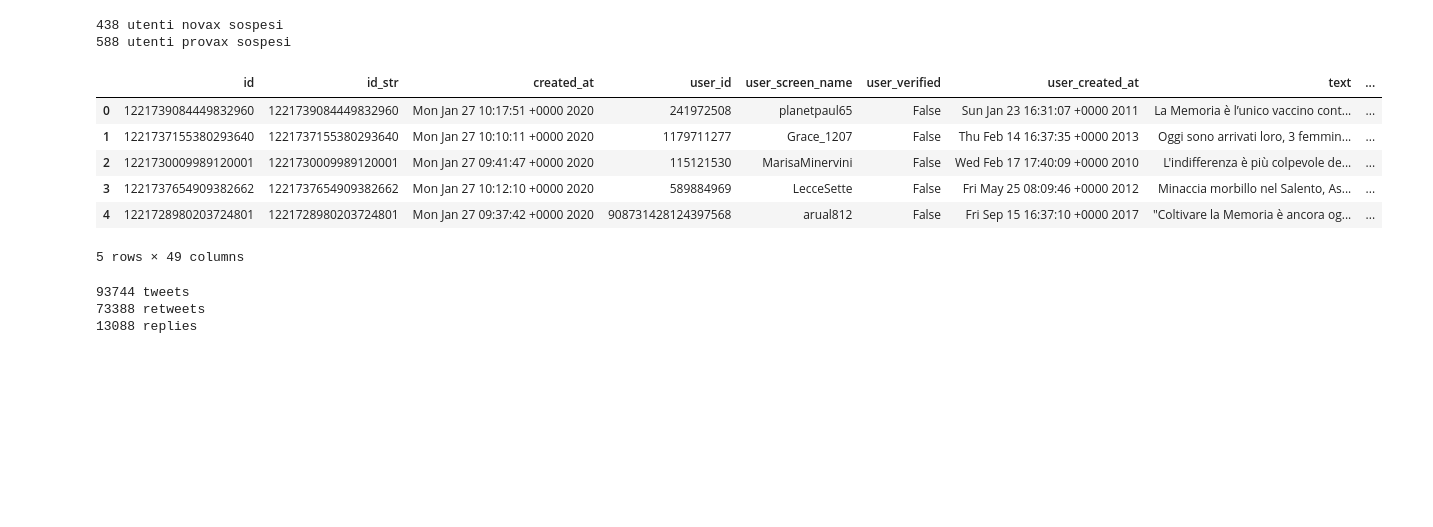
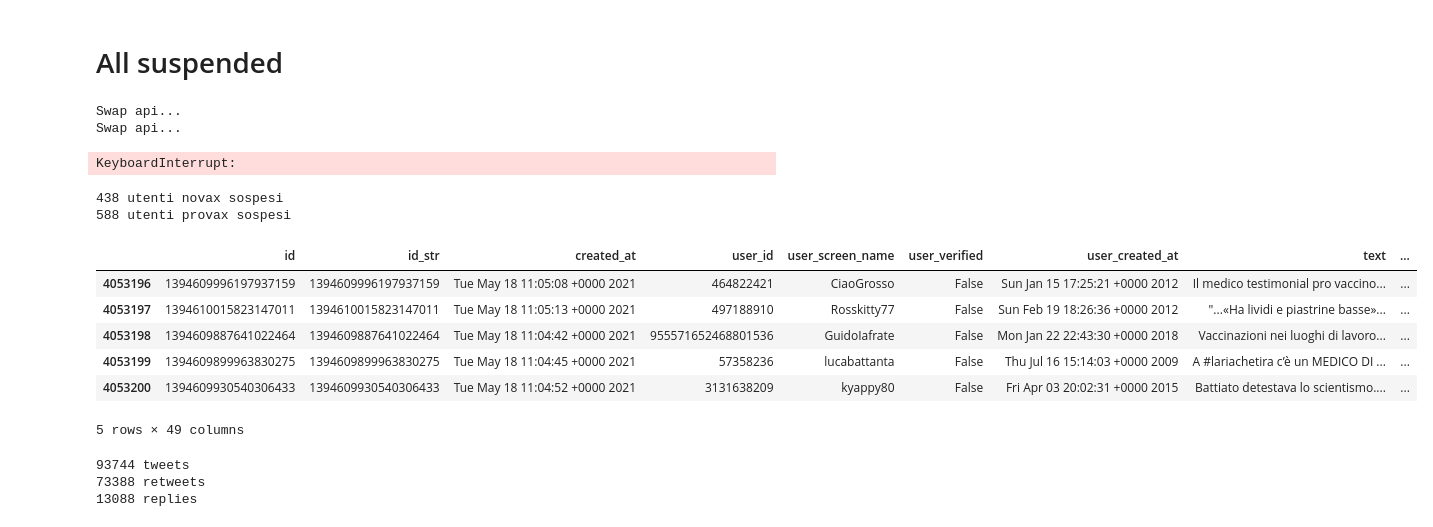
Before and after one commit to gi-ux/Vaccines_Discussion_Italy, a Jupyter notebook: Laura/13.silvia.ipynb, the cells around one changed output. Saved outputs shown, nothing was run; the diff lists cells and outputs as text; code cells hidden in the pictures; blank space fills up the shorter version.

```diff
--- a/Laura/13.silvia.ipynb
+++ b/Laura/13.silvia.ipynb
@@ -9,6 +10,55 @@ import utils
 from tqdm.notebook import tqdm
 import warnings
 warnings.filterwarnings("ignore")
+# %% [markdown]
+# All suspended
+# %%
+import tweepy
+from itertools import cycle
+import json
+jsonFile = open('C:/Users/gianl/Desktop/Gi/Supsi/twitterdatamanager/credentials.json', 'r')
+config = json.load(jsonFile)
+jsonFile.close()
+
+consumer_keys = []
+consumer_secrets = []
+access_tokens = []
+access_token_secrets = []
+
+apis = []
+
+for i in config["DEFAULT"]["twitter_credentials"]:
+    consumer_keys.append(i["consumer_key"])
+    consumer_secrets.append(i["consumer_secret"])
+    access_tokens.append(i["access_token"])
+    access_token_secrets.append(i["access_token_secret"])
+
+    auth = tweepy.OAuthHandler(i["consumer_key"], i["consumer_secret"])
+    auth.set_access_token(i["access_token"], i["access_token_secret"])
+    api = tweepy.API(auth, wait_on_rate_limit=True)
+    apis.append(api)
+name = "C:/Users/gianl/Desktop/Gi/Supsi/Vaccines_Discussion_Italy/Laura/Tweets/users.csv"
+lst = pd.read_csv(name, lineterminator="\n", low_memory=False, encoding="utf-8")["screen_name"]
+count = 0
+ind = 0
+pool = cycle(apis)
+api = next(pool)
+status = []
+for name in tqdm(lst):
+    if count == 899:
+        print("Swap api...")
+        count = 0
+        api = next(pool)
+    count = count + 1
+    try:
+        user = api.get_user(screen_name=name)
+        status.append("ok")
+    except tweepy.TweepError as e:
+        status.append(e)
+# %% [output]
+Swap api...
+Swap api...
+KeyboardInterrupt:
 # %%
 path_users = "C:/Users/gianl/Desktop/Gi/Supsi/Vaccines_Discussion_Italy/Laura/Tweets/users/"
 path = "C:/Users/gianl/Desktop/Gi/Supsi/Vaccines_Discussion_Italy/Giada/Files/"
@@ -38,14 +88,14 @@ print(f"{len(good_rt)} utenti provax sospesi")
 588 utenti provax sospesi
 # %%
 tweets = pd.read_parquet(path_df + "tweets.parquet", engine="fastparquet")
-tweets.head()
+tweets.tail()
 # %% [output]
 |  | id | id_str | created_at | user_id | user_screen_name | user_verified | user_created_at | text | ... |
-| 0 | 1221739084449832960 | 1221739084449832960 | Mon Jan 27 10:17:51 +0000 2020 | 241972508 | planetpaul65 | False | Sun Jan 23 16:31:07 +0000 2011 | La Memoria è l’unico vaccino cont... | ... |
-| 1 | 1221737155380293640 | 1221737155380293640 | Mon Jan 27 10:10:11 +0000 2020 | 1179711277 | Grace_1207 | False | Thu Feb 14 16:37:35 +0000 2013 | Oggi sono arrivati loro, 3 femmin... | ... |
-| 2 | 1221730009989120001 | 1221730009989120001 | Mon Jan 27 09:41:47 +0000 2020 | 115121530 | MarisaMinervini | False | Wed Feb 17 17:40:09 +0000 2010 | L'indifferenza è più colpevole de... | ... |
-| 3 | 1221737654909382662 | 1221737654909382662 | Mon Jan 27 10:12:10 +0000 2020 | 589884969 | LecceSette | False | Fri May 25 08:09:46 +0000 2012 | Minaccia morbillo nel Salento, As... | ... |
-| 4 | 1221728980203724801 | 1221728980203724801 | Mon Jan 27 09:37:42 +0000 2020 | 908731428124397568 | arual812 | False | Fri Sep 15 16:37:10 +0000 2017 | "Coltivare la Memoria è ancora og... | ... |
+| 4053196 | 1394609996197937159 | 1394609996197937159 | Tue May 18 11:05:08 +0000 2021 | 464822421 | CiaoGrosso | False | Sun Jan 15 17:25:21 +0000 2012 | Il medico testimonial pro vaccino... | ... |
+| 4053197 | 1394610015823147011 | 1394610015823147011 | Tue May 18 11:05:13 +0000 2021 | 497188910 | Rosskitty77 | False | Sun Feb 19 18:26:36 +0000 2012 | "...«Ha lividi e piastrine basse»... | ... |
+| 4053198 | 1394609887641022464 | 1394609887641022464 | Tue May 18 11:04:42 +0000 2021 | 955571652468801536 | GuidoIafrate | False | Mon Jan 22 22:43:30 +0000 2018 | Vaccinazioni nei luoghi di lavoro... | ... |
+| 4053199 | 1394609899963830275 | 1394609899963830275 | Tue May 18 11:04:45 +0000 2021 | 57358236 | lucabattanta | False | Thu Jul 16 15:14:03 +0000 2009 | A #lariachetira c’è un MEDICO DI ... | ... |
+| 4053200 | 1394609930540306433 | 1394609930540306433 | Tue May 18 11:04:52 +0000 2021 | 3131638209 | kyappy80 | False | Fri Apr 03 20:02:31 +0000 2015 | Battiato detestava lo scientismo.... | ... |
 5 rows × 49 columns
 # %%
 tweets_suspended = tweets[tweets["user_screen_name"].isin(good_rt)]
```
Also changed, not shown: parts of 10 cells of this notebook, 2 other files.
